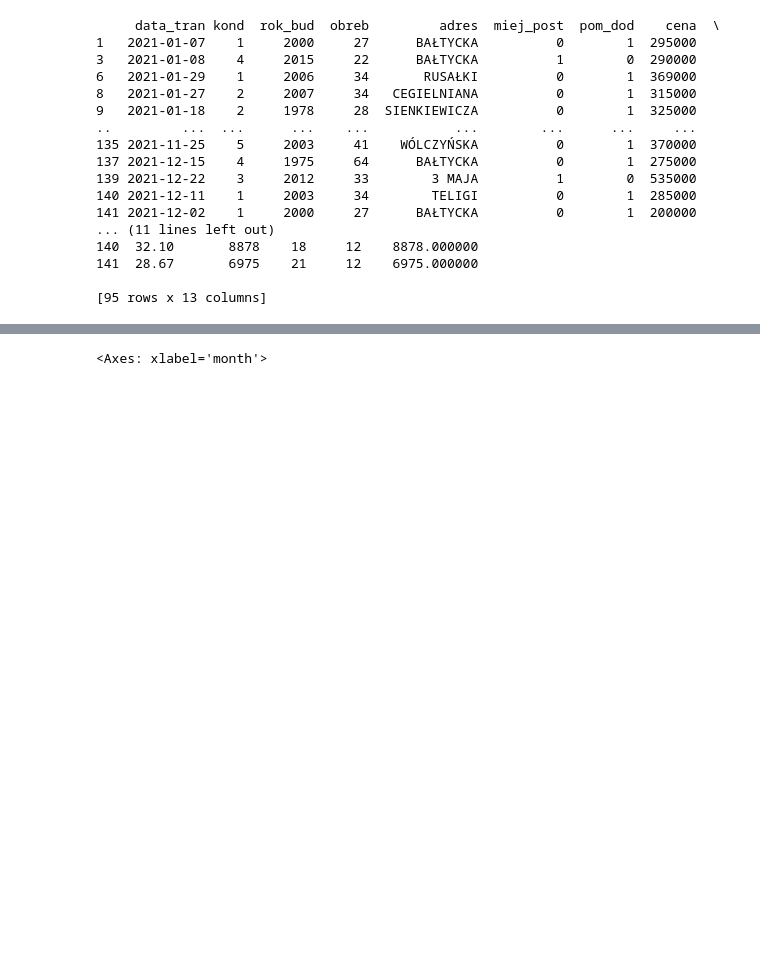
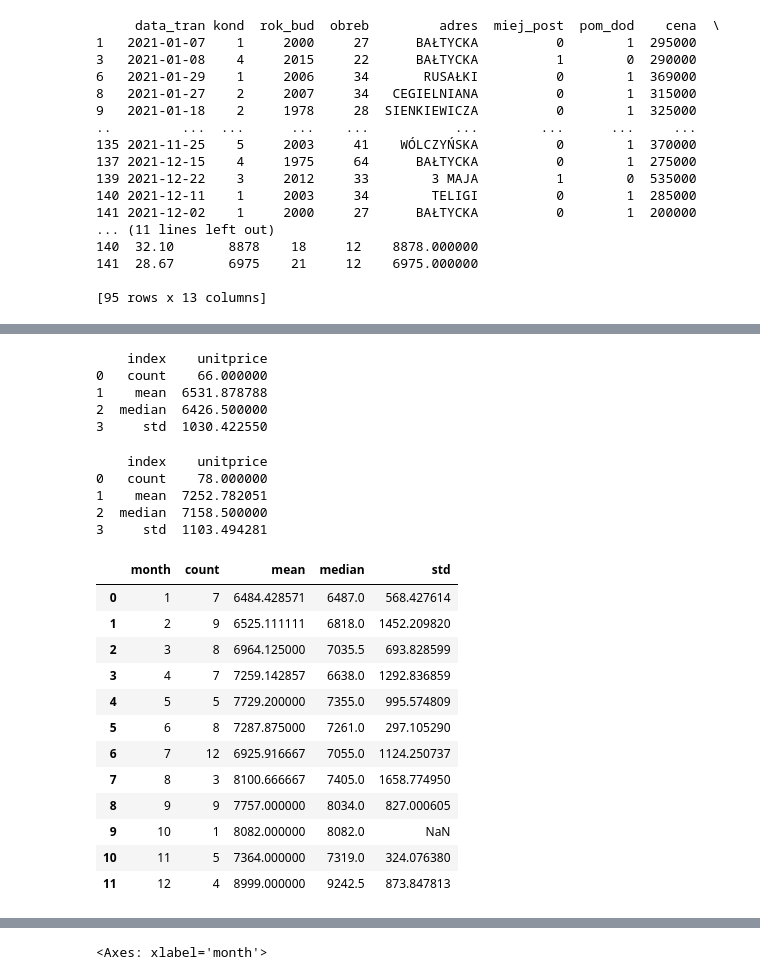
Before and after one commit to jkb-mchlk/jkb-mchlk, a Jupyter notebook: szkolenie_projekt.ipynb, the cells around one changed output, grey strips where cells are left out. Saved outputs shown, nothing was run; the diff lists cells and outputs as text; code cells hidden in the pictures; blank space fills up the shorter version.

```diff
--- a/szkolenie_projekt.ipynb
+++ b/szkolenie_projekt.ipynb
@@ -171,0 +168,47 @@ print(filtered_data)
+# %%
+filtered = data.loc[data['wiek']>19]
+
+
+stats = filtered['unitprice'].agg(['count','mean', 'median', 'std']).reset_index()
+
+print(stats)
+# %% [output]
+    index    unitprice
+0   count    66.000000
+1    mean  6531.878788
+2  median  6426.500000
+3     std  1030.422550
+# %%
+filtered = data.loc[data['wiek']<20]
+
+stats = filtered['unitprice'].agg(['count','mean', 'median', 'std']).reset_index()
+
+print(stats)
+# %% [output]
+    index    unitprice
+0   count    78.000000
+1    mean  7252.782051
+2  median  7158.500000
+3     std  1103.494281
+# %%
+filtered = data.loc[data['wiek']<20]
+
+stats2 = filtered.groupby('month')['unitprice'].agg(['count','mean', 'median', 'std']).reset_index()
+# %%
+stats2
+
+#https://dbw.stat.gov.pl/baza-danych
+# %% [output]
+|  | month | count | mean | median | std |
+| 0 | 1 | 7 | 6484.428571 | 6487.0 | 568.427614 |
+| 1 | 2 | 9 | 6525.111111 | 6818.0 | 1452.209820 |
+| 2 | 3 | 8 | 6964.125000 | 7035.5 | 693.828599 |
+| 3 | 4 | 7 | 7259.142857 | 6638.0 | 1292.836859 |
+| 4 | 5 | 5 | 7729.200000 | 7355.0 | 995.574809 |
+| 5 | 6 | 8 | 7287.875000 | 7261.0 | 297.105290 |
+| 6 | 7 | 12 | 6925.916667 | 7055.0 | 1124.250737 |
+| 7 | 8 | 3 | 8100.666667 | 7405.0 | 1658.774950 |
+| 8 | 9 | 9 | 7757.000000 | 8034.0 | 827.000605 |
+| 9 | 10 | 1 | 8082.000000 | 8082.0 | NaN |
+| 10 | 11 | 5 | 7364.000000 | 7319.0 | 324.076380 |
+| 11 | 12 | 4 | 8999.000000 | 9242.5 | 873.847813 |
```
Also changed, not shown: parts of 8 cells of this notebook.
